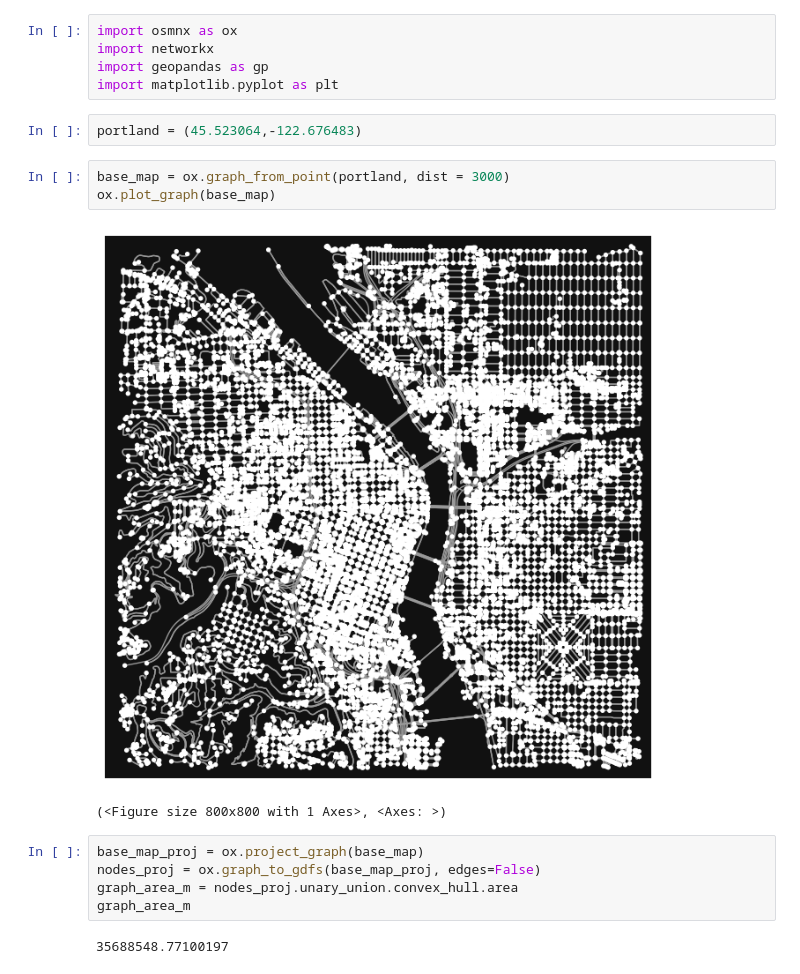
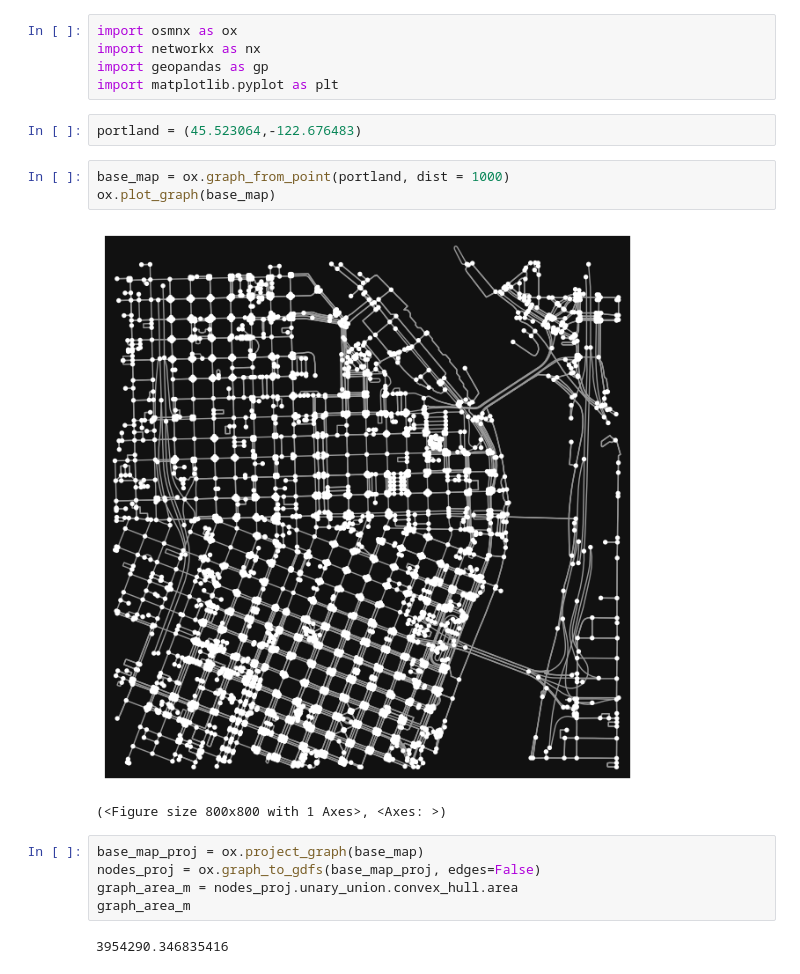
Before and after one commit to idellinger/Python-Map-Tools, a Jupyter notebook: base_map.ipynb, the cells around one changed output. Cells and saved outputs as stored; diff of their text form.

```diff
--- a/base_map.ipynb
+++ b/base_map.ipynb
@@ -1,15 +1,15 @@
 # %%
 import osmnx as ox
-import networkx
+import networkx as nx
 import geopandas as gp
 import matplotlib.pyplot as plt
 # %%
 portland = (45.523064,-122.676483)
 # %%
-base_map = ox.graph_from_point(portland, dist = 3000)
+base_map = ox.graph_from_point(portland, dist = 1000)
 ox.plot_graph(base_map)
 # %% [output]
-[figure, old version]
+[figure, new version]
 (<Figure size 800x800 with 1 Axes>, <Axes: >)
 # %%
 base_map_proj = ox.project_graph(base_map)
@@ -17,7 +17,7 @@ nodes_proj = ox.graph_to_gdfs(base_map_proj, edges=False)
 graph_area_m = nodes_proj.unary_union.convex_hull.area
 graph_area_m
 # %% [output]
-35688548.77100197
+3954290.346835416
 # %%
 ox.basic_stats(base_map_proj, area=graph_area_m, clean_int_tol=15)
 # %% [output]
```
Also changed, not shown: parts of 3 cells of this notebook, 2 other files.
